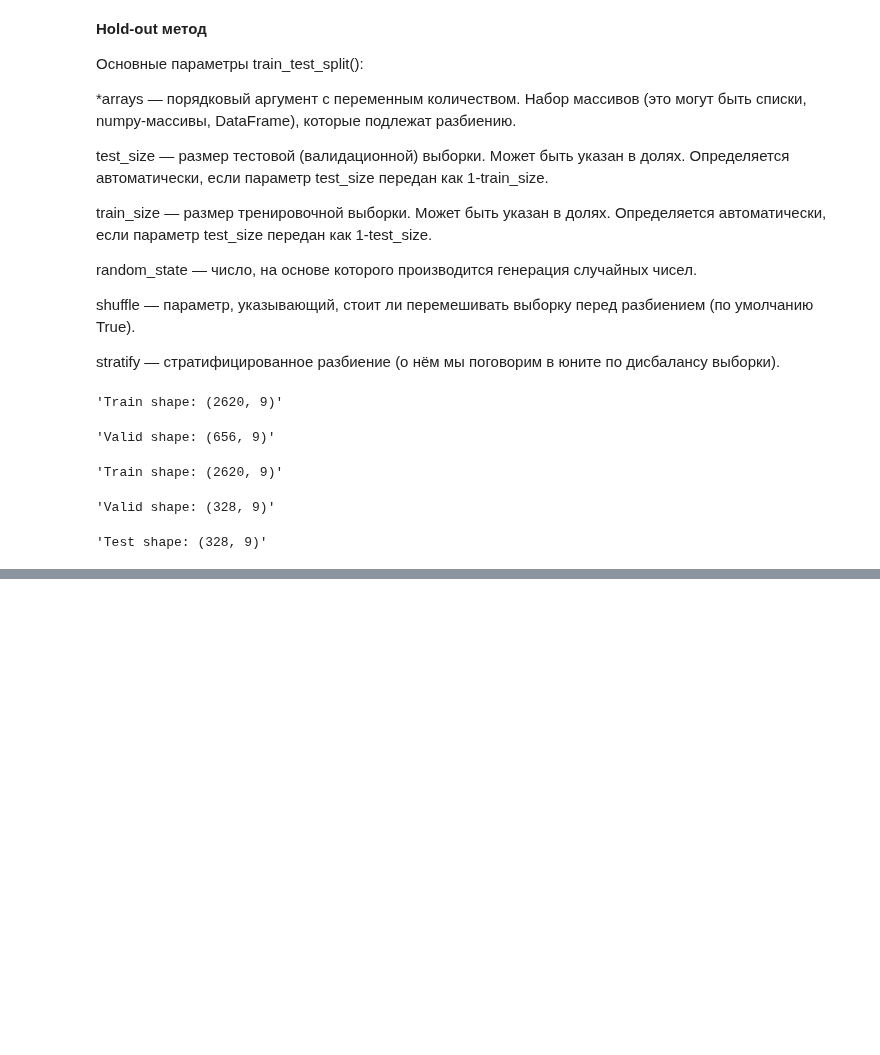
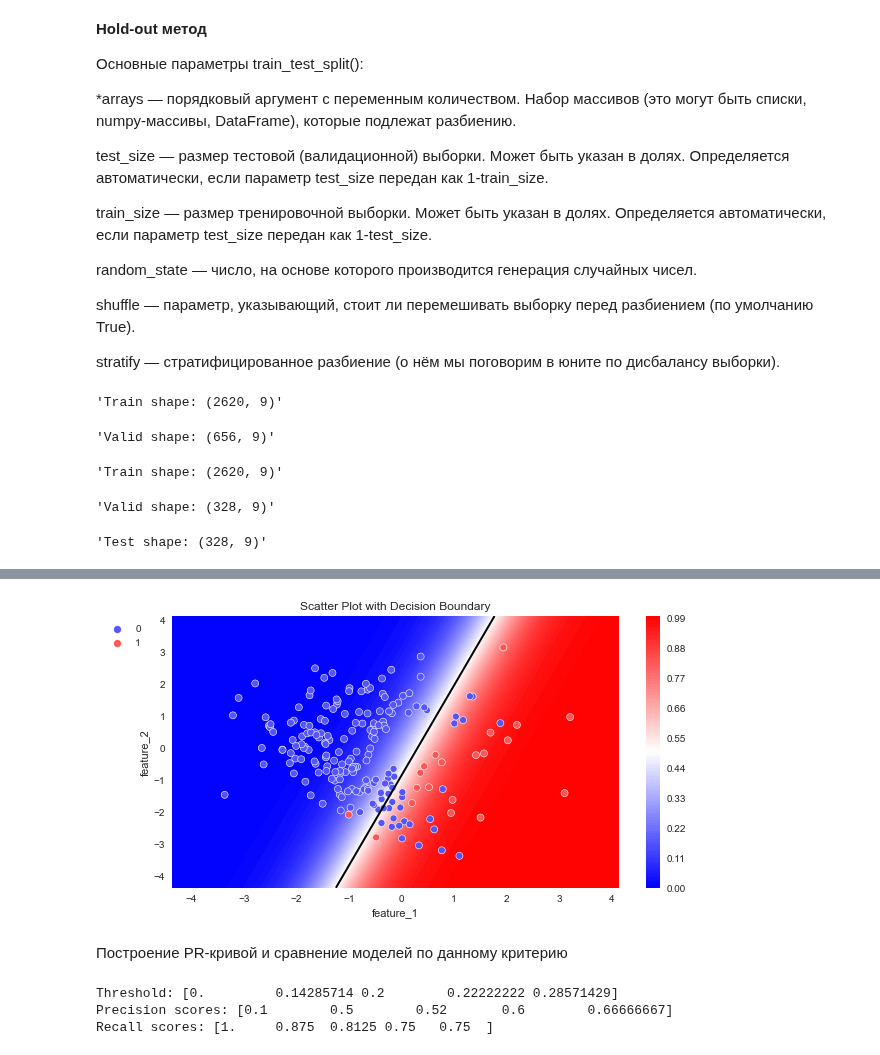
Before and after one commit to PoluboyarinovSI/SF_DataScience, a Jupyter notebook: Current_tasks/ML_4.ipynb, the cells around one changed output, grey strips where cells are left out. Drawn from its saved outputs; the diff is of its cells as text; code cells hidden in the pictures; blank space fills up the shorter version.

```diff
--- a/Current_tasks/ML_4.ipynb
+++ b/Current_tasks/ML_4.ipynb
@@ -81,0 +377,9 @@ display(f'Test shape: {X_test.shape}')
+# %%
+# Балансировка весов классов (при дисбалансе)
+log_reg_2 = linear_model.LogisticRegression(class_weight='balanced')
+log_reg_2.fit(X_train, y_train)
+
+y_train_pred = log_reg_2.predict(X_train)
+y_valid_pred = log_reg_2.predict(X_valid)
+
+print(metrics.classification_report(y_valid, y_valid_pred))
@@ -81,0 +395,6 @@ display(f'Test shape: {X_test.shape}')
+# %%
+plot_probabilities_2d(X, y, log_reg_2)
+# %% [output]
+[figure, added]
+# %% [markdown]
+Построение PR-кривой и сравнение моделей по данному критерию
@@ -81,0 +418,11 @@ display(f'Test shape: {X_test.shape}')
+# %%
+# Вычисляем координаты PR-кривой
+precision, recall, thresholds = metrics.precision_recall_curve(y_train, y_cv_proba_pred)
+
+print('Threshold:', thresholds[:5])
+print('Precision scores:', precision[:5])
+print('Recall scores:', recall[:5])
+# %% [output]
+Threshold: [0.         0.14285714 0.2        0.22222222 0.28571429]
+Precision scores: [0.1        0.5        0.52       0.6        0.66666667]
+Recall scores: [1.     0.875  0.8125 0.75   0.75  ]
```
Also changed, not shown: parts of 39 cells of this notebook.
